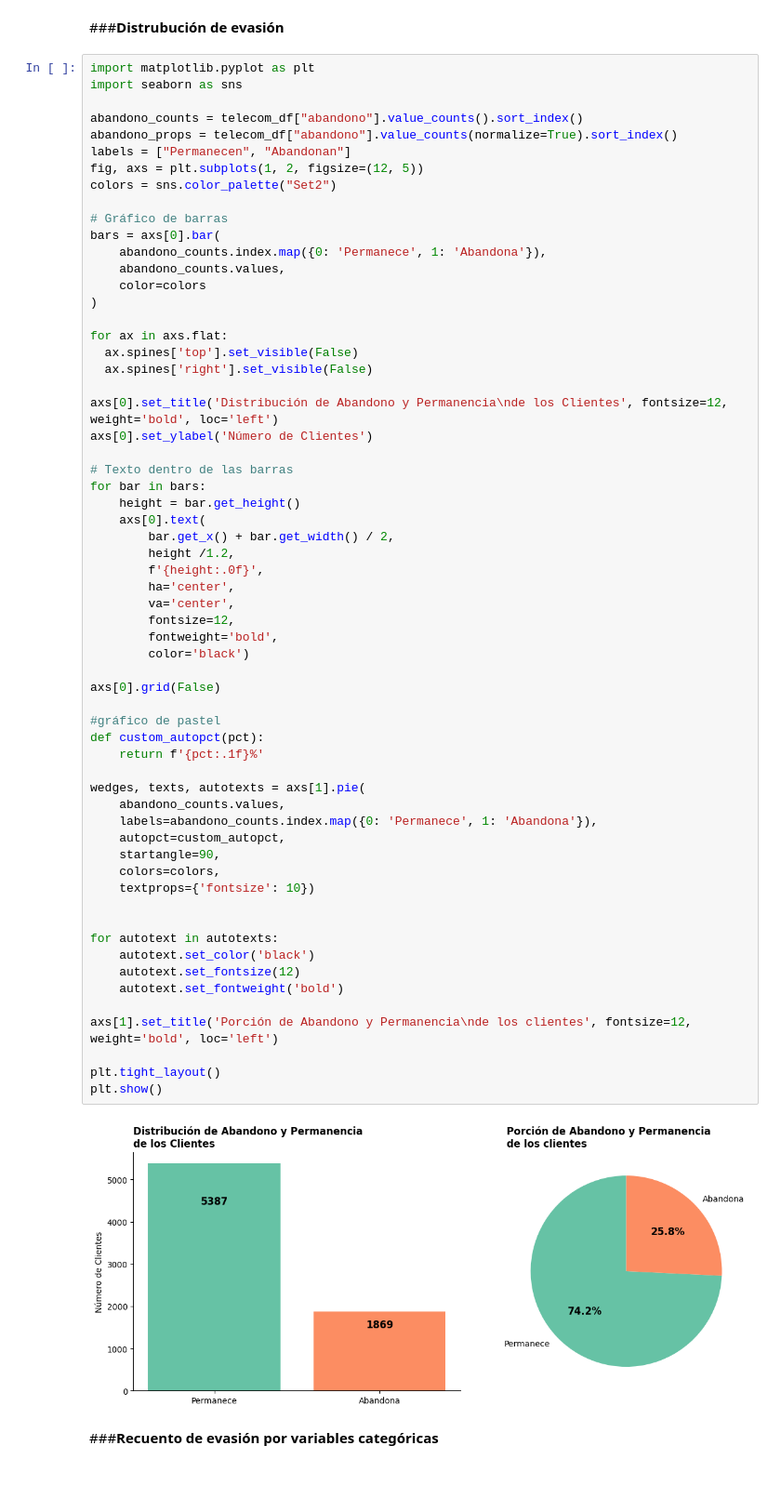
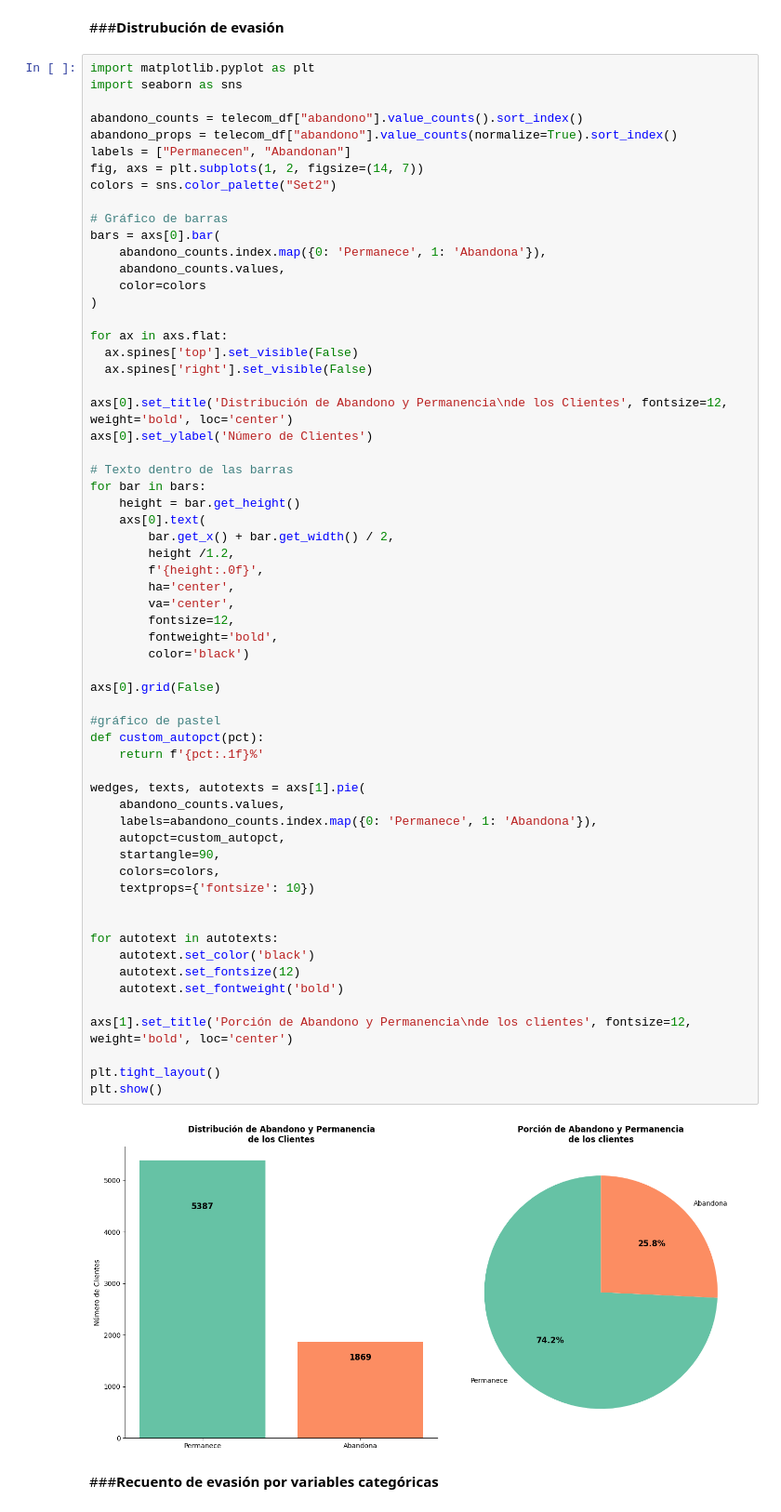
Before and after one commit to angelesGladin/TelecomX_latam, a Jupyter notebook: TelecomX_LATAM.ipynb, the cells around one changed output. Shown: that part at 93% size. Cells and saved outputs as stored; diff of their text form; blank space fills up the shorter version.

```diff
--- a/TelecomX_LATAM.ipynb
+++ b/TelecomX_LATAM.ipynb
@@ -326,7 +326,7 @@ import seaborn as sns
 abandono_counts = telecom_df["abandono"].value_counts().sort_index()
 abandono_props = telecom_df["abandono"].value_counts(normalize=True).sort_index()
 labels = ["Permanecen", "Abandonan"]
-fig, axs = plt.subplots(1, 2, figsize=(12, 5))
+fig, axs = plt.subplots(1, 2, figsize=(14, 7))
 colors = sns.color_palette("Set2")
 
 # Gráfico de barras
@@ -340,7 +340,7 @@ for ax in axs.flat:
   ax.spines['top'].set_visible(False)
   ax.spines['right'].set_visible(False)
 
-axs[0].set_title('Distribución de Abandono y Permanencia\nde los Clientes', fontsize=12, weight='bold', loc='left')
+axs[0].set_title('Distribución de Abandono y Permanencia\nde los Clientes', fontsize=12, weight='bold', loc='center')
 axs[0].set_ylabel('Número de Clientes')
 
 # Texto dentro de las barras
@@ -353,35 +353,35 @@ for bar in bars:
         ha='center',
         va='center',
         fontsize=12,
         fontweight='bold',
         color='black')
 
 axs[0].grid(False)
 
 #gráfico de pastel
 def custom_autopct(pct):
     return f'{pct:.1f}%'
 
 wedges, texts, autotexts = axs[1].pie(
     abandono_counts.values,
     labels=abandono_counts.index.map({0: 'Permanece', 1: 'Abandona'}),
     autopct=custom_autopct,
     startangle=90,
     colors=colors,
     textprops={'fontsize': 10})
 
 
 for autotext in autotexts:
     autotext.set_color('black')
     autotext.set_fontsize(12)
     autotext.set_fontweight('bold')
 
-axs[1].set_title('Porción de Abandono y Permanencia\nde los clientes', fontsize=12, weight='bold', loc='left')
+axs[1].set_title('Porción de Abandono y Permanencia\nde los clientes', fontsize=12, weight='bold', loc='center')
 
 plt.tight_layout()
 plt.show()
 # %% [output]
-[figure, old version]
+[figure, new version]
 # %% [markdown]
 ###**Recuento de evasión por variables categóricas**
 # %%
```
Also changed, not shown: parts of 12 cells of this notebook.
